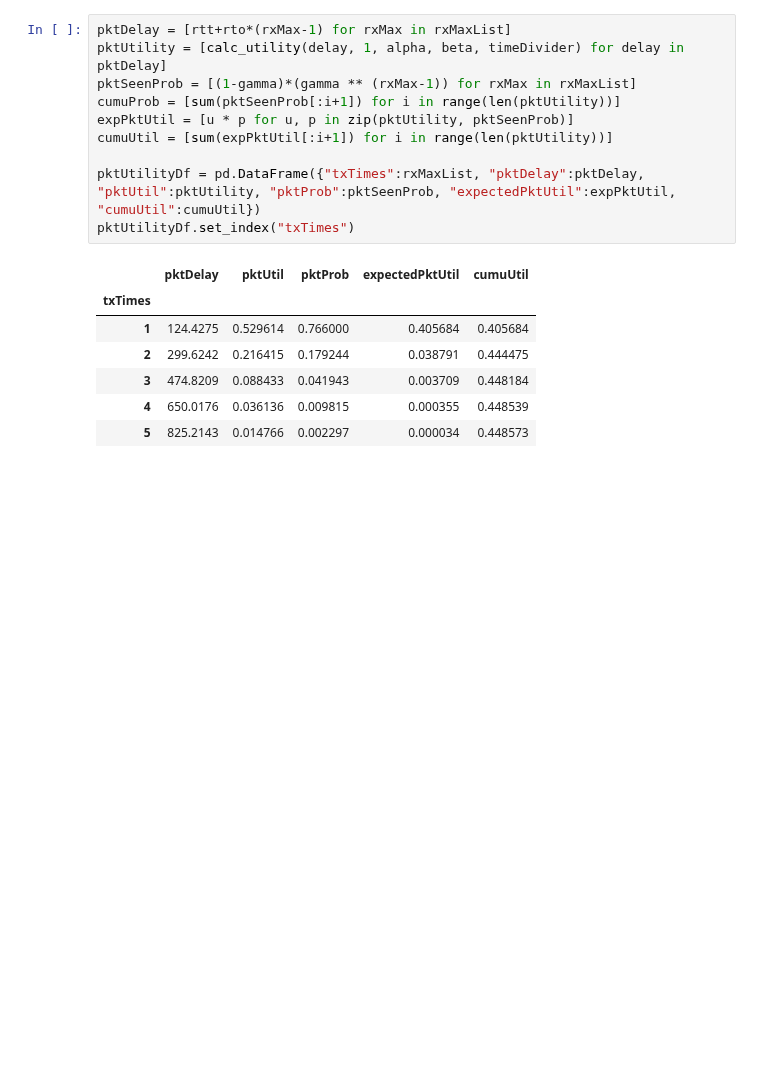
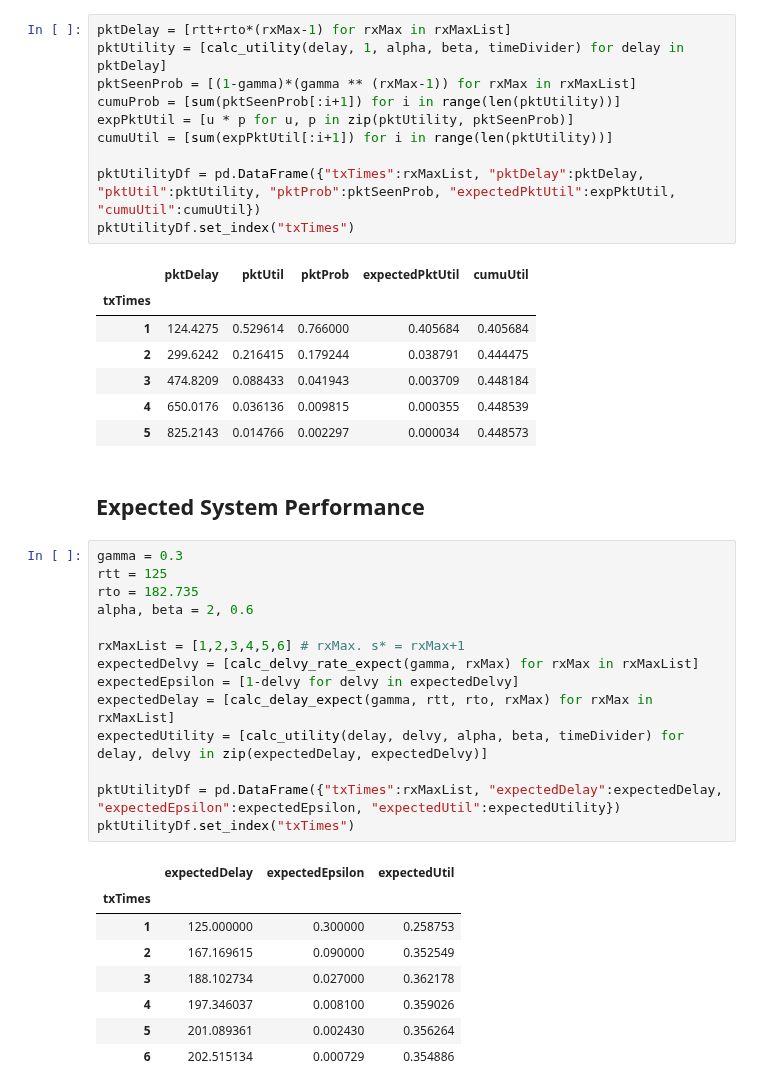
Before and after one commit to qizhu8/RCP-Ver2, a Jupyter notebook: delay_n_delvy_est.ipynb, the cells around one changed output. Cells and saved outputs as stored; diff of their text form; blank space fills up the shorter version.

```diff
--- a/delay_n_delvy_est.ipynb
+++ b/delay_n_delvy_est.ipynb
@@ -356,3 +356,28 @@ pktUtilityDf.set_index("txTimes")
 | 3 | 474.8209 | 0.088433 | 0.041943 | 0.003709 | 0.448184 |
 | 4 | 650.0176 | 0.036136 | 0.009815 | 0.000355 | 0.448539 |
 | 5 | 825.2143 | 0.014766 | 0.002297 | 0.000034 | 0.448573 |
+# %% [markdown]
+## Expected System Performance
+# %%
+gamma = 0.3
+rtt = 125
+rto = 182.735
+alpha, beta = 2, 0.6
+
+rxMaxList = [1,2,3,4,5,6] # rxMax. s* = rxMax+1
+expectedDelvy = [calc_delvy_rate_expect(gamma, rxMax) for rxMax in rxMaxList]
+expectedEpsilon = [1-delvy for delvy in expectedDelvy]
+expectedDelay = [calc_delay_expect(gamma, rtt, rto, rxMax) for rxMax in rxMaxList]
+expectedUtility = [calc_utility(delay, delvy, alpha, beta, timeDivider) for delay, delvy in zip(expectedDelay, expectedDelvy)]
+
+pktUtilityDf = pd.DataFrame({"txTimes":rxMaxList, "expectedDelay":expectedDelay, "expectedEpsilon":expectedEpsilon, "expectedUtil":expectedUtility})
+pktUtilityDf.set_index("txTimes")
+# %% [output]
+|  | expectedDelay | expectedEpsilon | expectedUtil |
+| txTimes |  |  |  |
+| 1 | 125.000000 | 0.300000 | 0.258753 |
+| 2 | 167.169615 | 0.090000 | 0.352549 |
+| 3 | 188.102734 | 0.027000 | 0.362178 |
+| 4 | 197.346037 | 0.008100 | 0.359026 |
+| 5 | 201.089361 | 0.002430 | 0.356264 |
+| 6 | 202.515134 | 0.000729 | 0.354886 |
```
Also changed, not shown: 6 other files.
